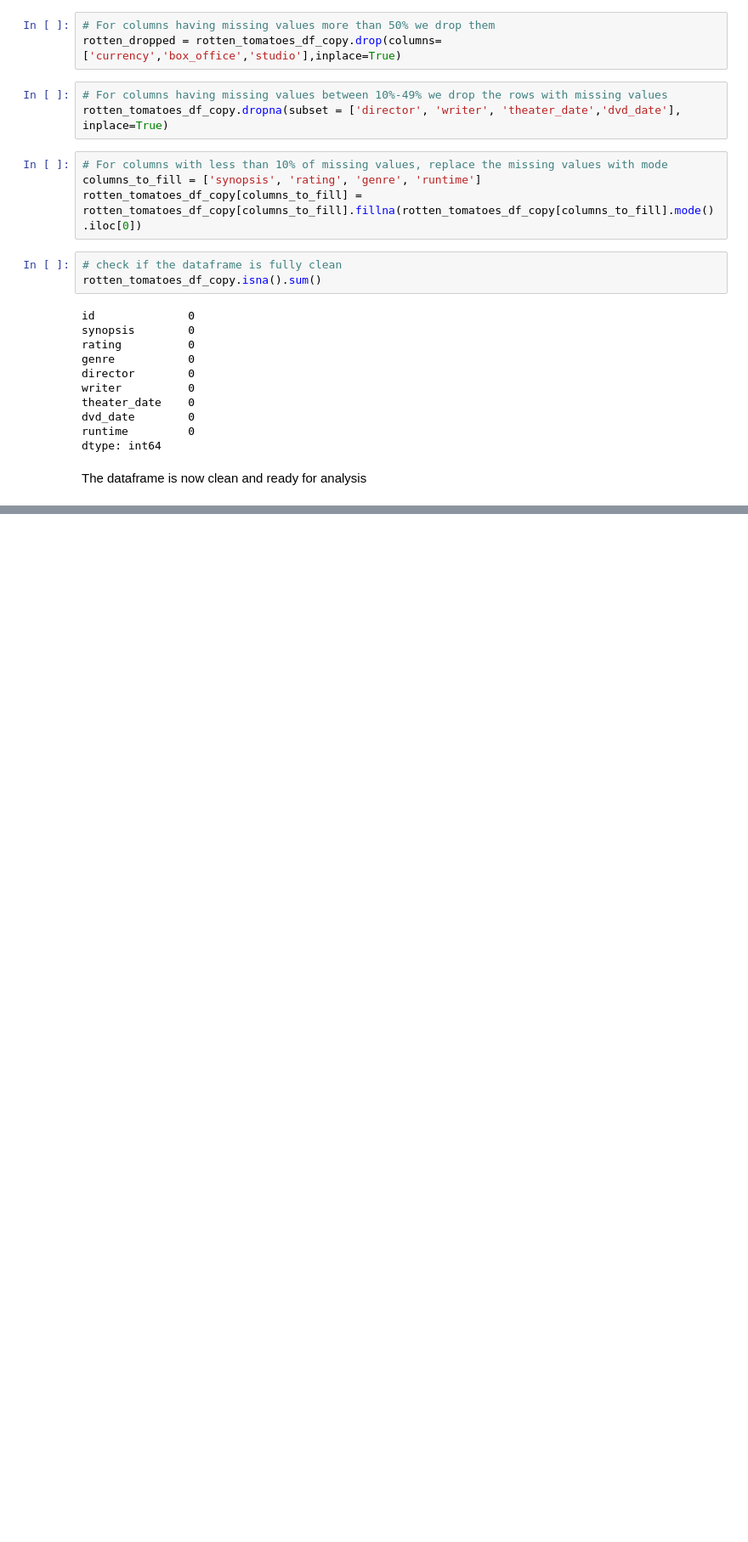
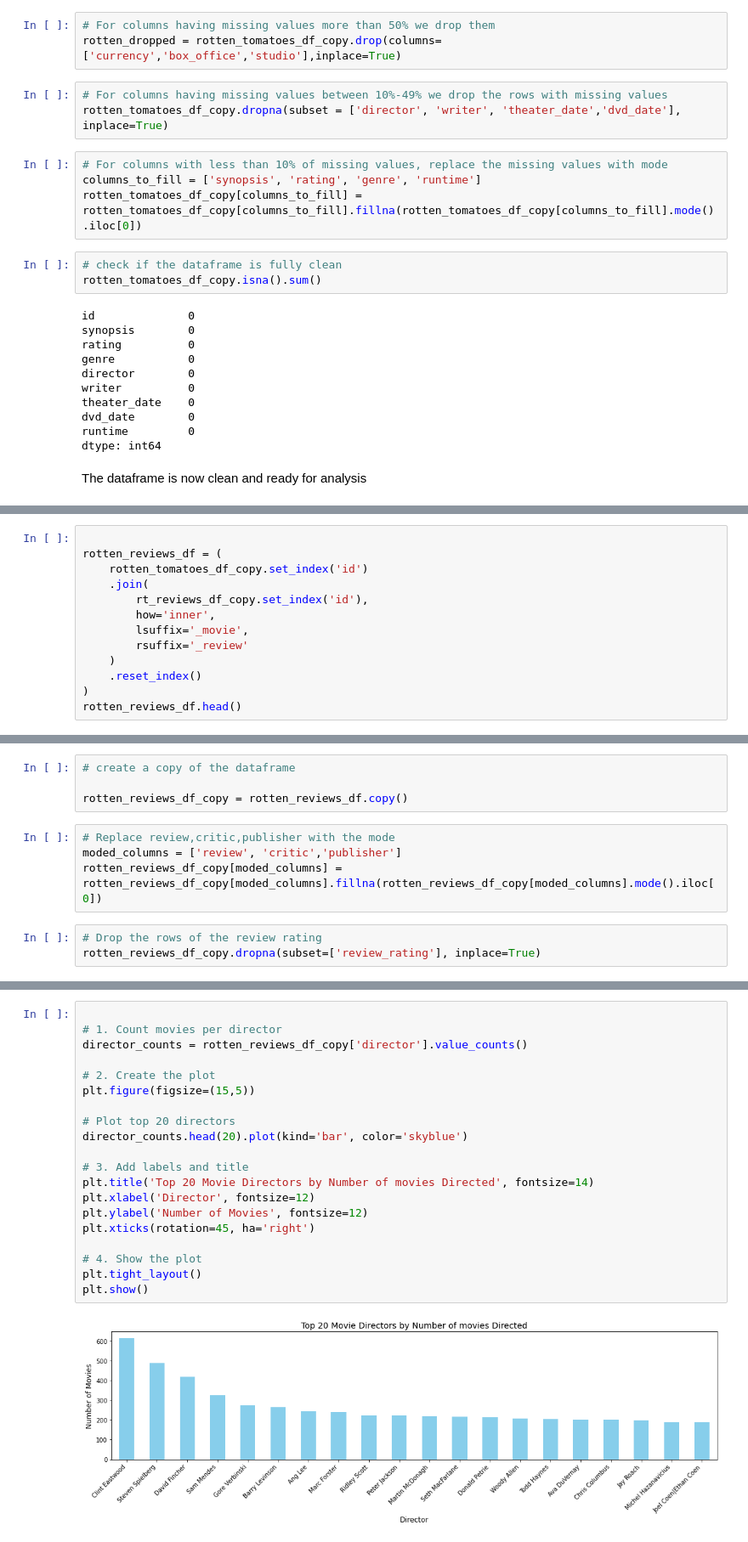
Before and after one commit to FrancisNdirangu/Phase-2-Project, a Jupyter notebook: b_notebook.ipynb, the cells around one changed output, grey strips where cells are left out. Shown at 85% size. Saved outputs shown, nothing was run; the diff lists cells and outputs as text; blank space fills up the shorter version.

```diff
--- a/b_notebook.ipynb
+++ b/b_notebook.ipynb
@@ -471,0 +502,13 @@ numbers_df
+# %%
+
+rotten_reviews_df = (
+    rotten_tomatoes_df_copy.set_index('id')
+    .join(
+        rt_reviews_df_copy.set_index('id'),
+        how='inner',
+        lsuffix='_movie',
+        rsuffix='_review'
+    )
+    .reset_index()
+)
+rotten_reviews_df.head()
@@ -471,0 +600,11 @@ numbers_df
+# %%
+# create a copy of the dataframe
+
+rotten_reviews_df_copy = rotten_reviews_df.copy()
+# %%
+# Replace review,critic,publisher with the mode
+moded_columns = ['review', 'critic','publisher']
+rotten_reviews_df_copy[moded_columns] = rotten_reviews_df_copy[moded_columns].fillna(rotten_reviews_df_copy[moded_columns].mode().iloc[0])
+# %%
+# Drop the rows of the review rating
+rotten_reviews_df_copy.dropna(subset=['review_rating'], inplace=True)
@@ -471,0 +638,22 @@ numbers_df
+# %%
+
+# 1. Count movies per director
+director_counts = rotten_reviews_df_copy['director'].value_counts()
+
+# 2. Create the plot
+plt.figure(figsize=(15,5))
+
+# Plot top 20 directors
+director_counts.head(20).plot(kind='bar', color='skyblue')
+
+# 3. Add labels and title
+plt.title('Top 20 Movie Directors by Number of movies Directed', fontsize=14)
+plt.xlabel('Director', fontsize=12)
+plt.ylabel('Number of Movies', fontsize=12)
+plt.xticks(rotation=45, ha='right')
+
+# 4. Show the plot
+plt.tight_layout()
+plt.show()
+# %% [output]
+[figure, added]
```
Also changed, not shown: parts of 71 cells of this notebook, 5 other files.
